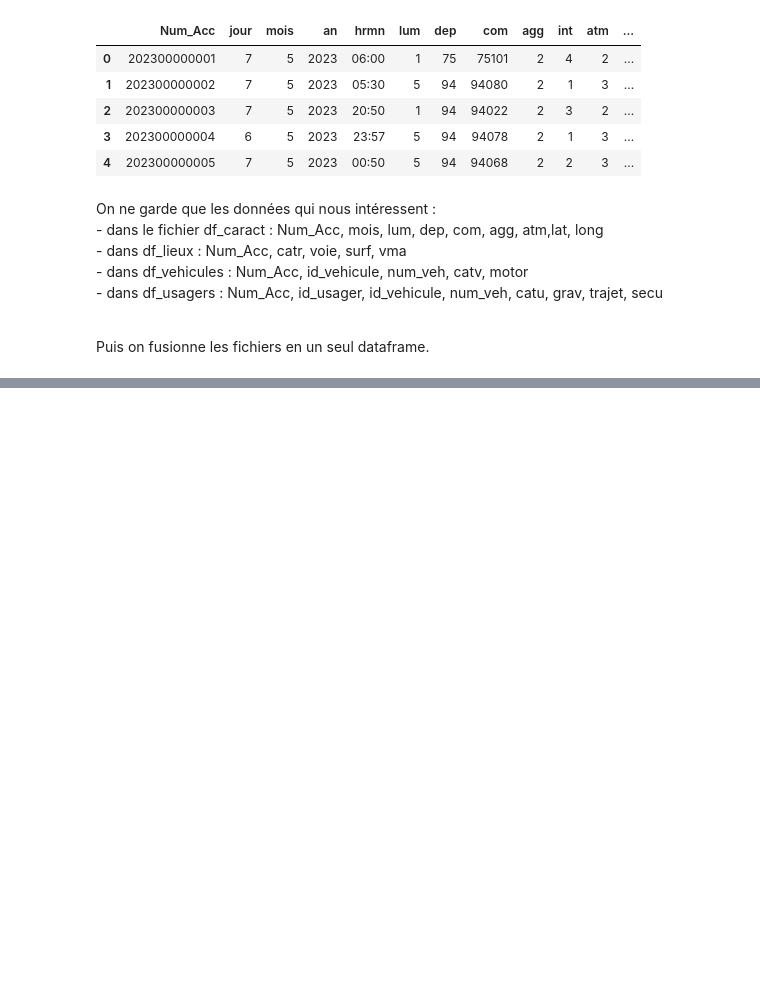
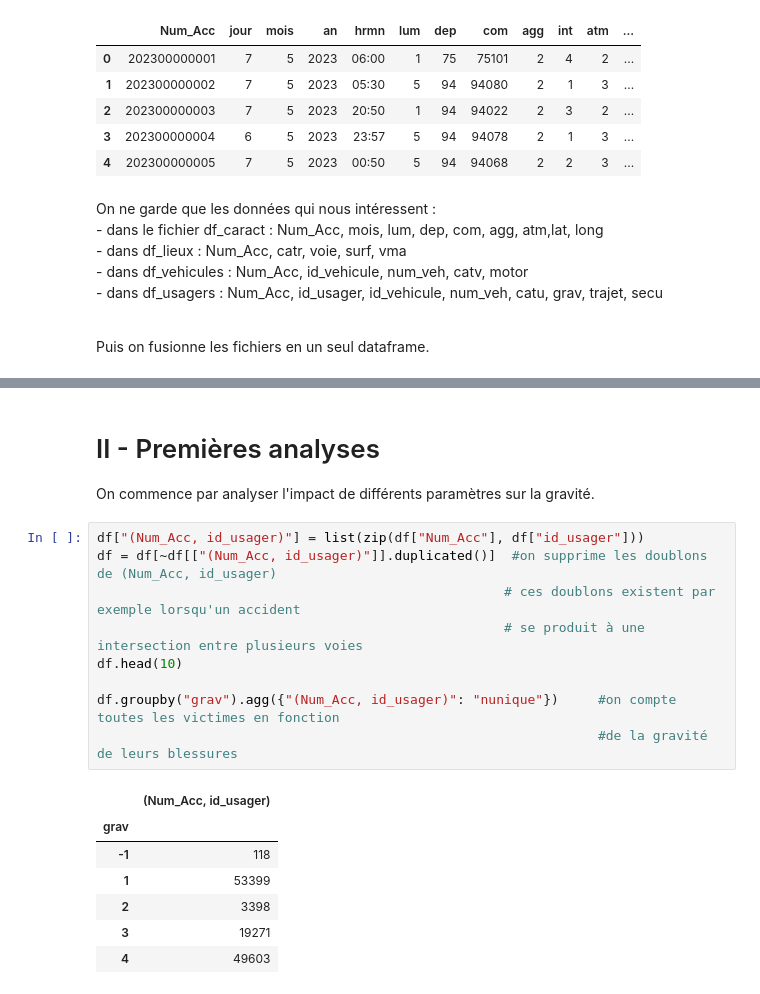
Before and after one commit to celineferbach/Projet-accidents-de-la-route, a Jupyter notebook: importation.ipynb, the cells around one changed output, grey strips where cells are left out. Saved outputs shown, nothing was run; the diff lists cells and outputs as text; blank space fills up the shorter version.

```diff
--- a/importation.ipynb
+++ b/importation.ipynb
@@ -132,3 +133,24 @@ df.head(10)
 | 7 | 202300000003 | 203 851 181 | 155 680 555 | A01 | 1 | 1 | 0 | 1 | 0 | 0 | ... |
 | 8 | 202300000004 | 203 851 175 | 155 680 551 | B01 | 2 | 1 | 1 | 1 | 0 | -1 | ... |
 | 9 | 202300000004 | 203 851 176 | 155 680 551 | B01 | 1 | 1 | 1 | 1 | 0 | -1 | ... |
+# %% [markdown]
+# II - Premières analyses
+
+On commence par analyser l'impact de différents paramètres sur la gravité.
+# %%
+df["(Num_Acc, id_usager)"] = list(zip(df["Num_Acc"], df["id_usager"]))
+df = df[~df[["(Num_Acc, id_usager)"]].duplicated()]  #on supprime les doublons de (Num_Acc, id_usager)
+                                                    # ces doublons existent par exemple lorsqu'un accident
+                                                    # se produit à une intersection entre plusieurs voies
+df.head(10)
+
+df.groupby("grav").agg({"(Num_Acc, id_usager)": "nunique"})     #on compte toutes les victimes en fonction
+                                                                #de la gravité de leurs blessures
+# %% [output]
+|  | (Num_Acc, id_usager) |
+| grav |  |
+| -1 | 118 |
+| 1 | 53399 |
+| 2 | 3398 |
+| 3 | 19271 |
+| 4 | 49603 |
```
Also changed, not shown: parts of 3 cells of this notebook.
